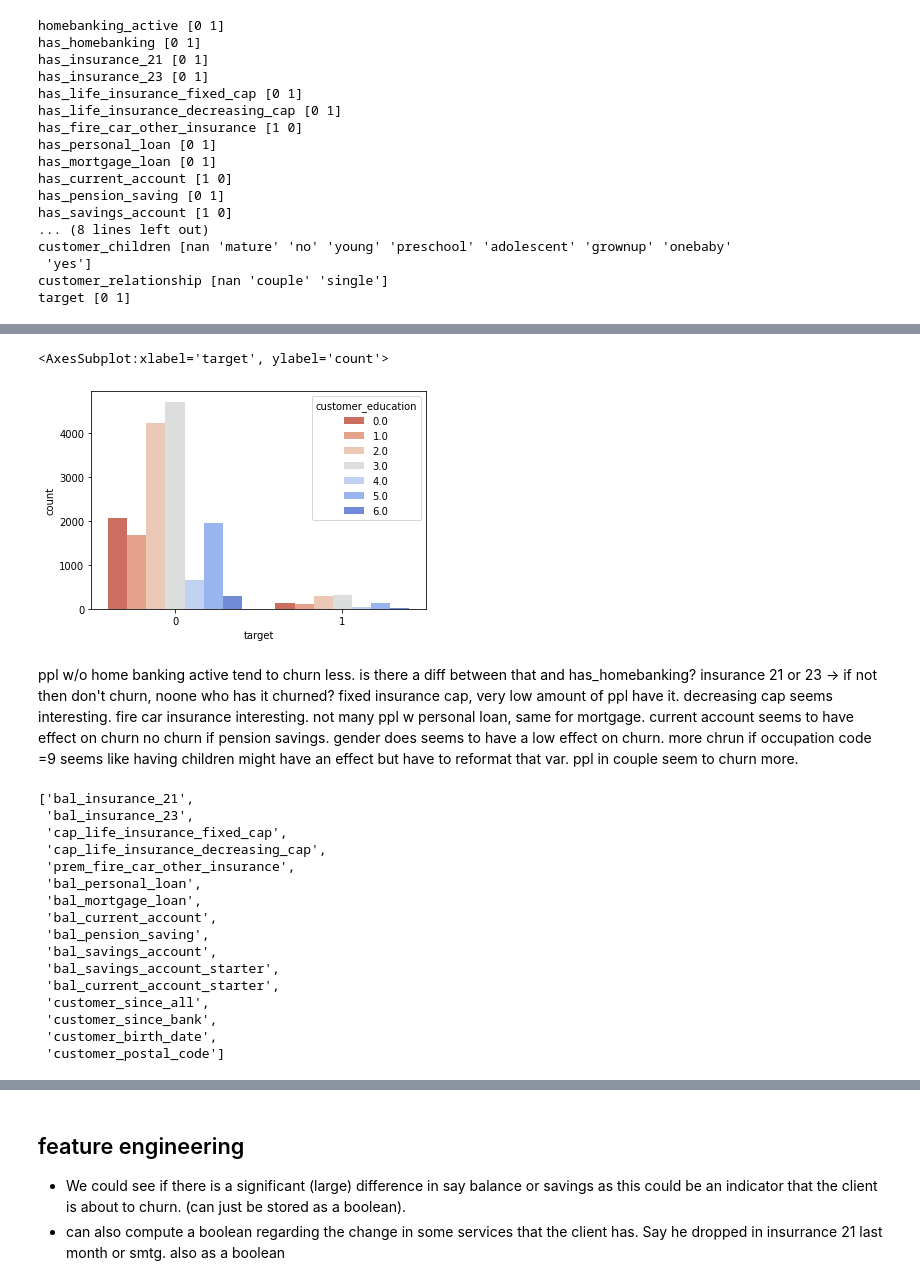
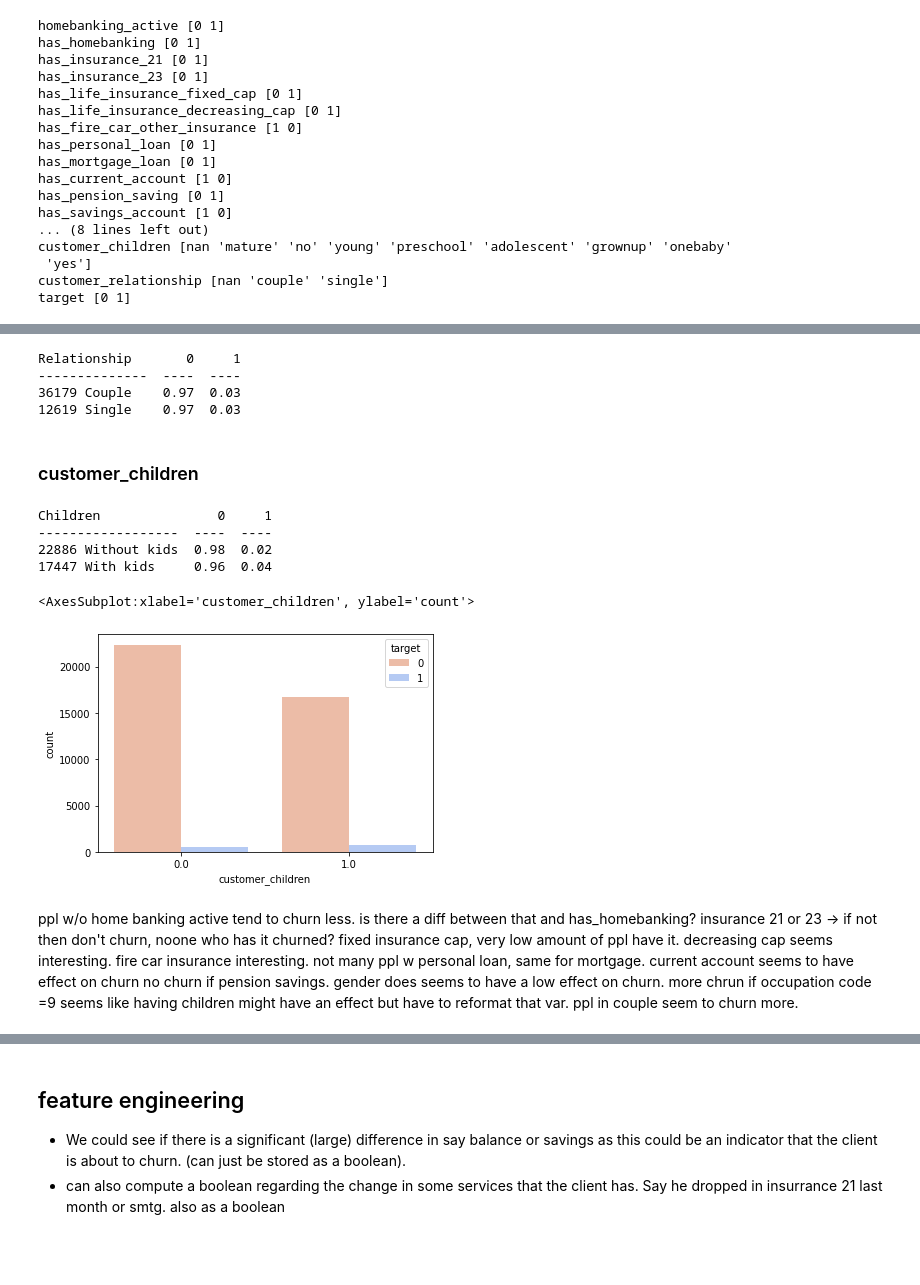
Before and after one commit to AliSafieddine/Churn-Prediction, a Jupyter notebook: Churn-prediction.ipynb, the cells around one changed output, grey strips where cells are left out. Drawn from its saved outputs; the diff is of its cells as text; code cells hidden in the pictures; blank space fills up the shorter version.

```diff
--- a/Churn-prediction.ipynb
+++ b/Churn-prediction.ipynb
@@ -95,24 +153,40 @@ dtype: float64
+# %%
+a = len(train1.loc[(train1['customer_relationship']=='couple') & (train1['target']== 0)])+len(train1.loc[(train1['customer_relationship']=='couple') & (train1['target']== 1)])
+
+b = len(train1.loc[(train1['customer_relationship']=='single') & (train1['target']== 0)])+ len(train1.loc[(train1['customer_relationship']=='single') & (train1['target']== 1)])
+table=[['Relationship','0','1'],
+        [str(len(train1.loc[(train1['customer_relationship']=='couple')])) + ' Couple',round(len(train1.loc[(train1['customer_relationship']=='couple') & (train1['target']== 0)])/a,2 ),round(len(train1.loc[(train1['customer_relationship']=='couple') & (train1['target']== 1)])/a,2) ],
+        [str(len(train1.loc[(train1['customer_relationship']=='single')])) + ' Single',round(len(train1.loc[(train1['customer_relationship']=='single') & (train1['target']== 0)])/b,2) ,round(len(train1.loc[(train1['customer_relationship']=='single') & (train1['target']== 1)])/b,2) ]]
+print(tabulate(table, headers='firstrow'))
+# %% [output]
+Relationship       0     1
+--------------  ----  ----
+36179 Couple    0.97  0.03
+12619 Single    0.97  0.03
+# %% [markdown]
+### customer_children
 # %%
 rep = {'mature':1,'no':0, 'young':1,'preschool':1,'adolescent':1,'grownup':1,'onebaby':1
  ,'yes':1}
 train1['customer_children']= train1['customer_children'].replace(rep)
-# %%
-#sns.countplot(x='target',data=train1,hue='homebanking_active',palette="coolwarm_r")
-#sns.countplot(x='target',data=train1,hue='has_homebanking',palette="coolwarm_r")
-#sns.countplot(x='target',data=train1,hue='has_insurance_21',palette="coolwarm_r")
-#sns.countplot(x='target',data=train1,hue='has_insurance_23',palette="coolwarm_r")
-#sns.countplot(x='target',data=train1,hue='has_life_insurance_fixed_cap',palette="coolwarm_r")
-#sns.countplot(x='target',data=train1,hue='has_life_insurance_decreasing_cap',palette="coolwarm_r")
-#sns.countplot(x='target',data=train1,hue='has_fire_car_other_insurance',palette="coolwarm_r")
-#sns.countplot(x='target',data=train1,hue='has_personal_loan',palette="coolwarm_r")
-#sns.countplot(x='target',data=train1,hue='has_mortgage_loan',palette="coolwarm_r")
-#sns.countplot(x='target',data=train1,hue='has_current_account',palette="coolwarm_r")
-#sns.countplot(x='target',data=train1,hue='has_pension_saving',palette="coolwarm_r")
-#sns.countplot(x='target',data=train1,hue='has_savings_account',palette="coolwarm_r")
-sns.countplot(x='target',data=train1,hue='customer_education',palette="coolwarm_r")
-# %% [output]
-<AxesSubplot:xlabel='target', ylabel='count'>
-[figure, removed]
+# %%
+c = len(train1.loc[(train1['customer_children']==0) & (train1['target']== 0)])+len(train1.loc[(train1['customer_children']==0) & (train1['target']== 1)])
+
+d = len(train1.loc[(train1['customer_children']==1) & (train1['target']== 0)])+ len(train1.loc[(train1['customer_children']==1) & (train1['target']== 1)])
+table=[['Children','0','1'],
+        [str(len(train1.loc[(train1['customer_children']==0)])) + ' Without kids',round(len(train1.loc[(train1['customer_children']==0) & (train1['target']== 0)])/c,2 ),round(len(train1.loc[(train1['customer_children']==0) & (train1['target']== 1)])/c,2) ],
+        [str(len(train1.loc[(train1['customer_children']==1)])) + ' With kids',round(len(train1.loc[(train1['customer_children']==1) & (train1['target']== 0)])/d,2) ,round(len(train1.loc[(train1['customer_children']==1) & (train1['target']== 1)])/d,2) ]]
+print(tabulate(table, headers='firstrow'))
+# %% [output]
+Children               0     1
+------------------  ----  ----
+22886 Without kids  0.98  0.02
+17447 With kids     0.96  0.04
+# %%
+sns.countplot(x='customer_children',data=train1,hue='target',palette="coolwarm_r")
+# %% [output]
+<AxesSubplot:xlabel='customer_children', ylabel='count'>
+[figure, added]
 # %% [markdown]
 ppl w/o home banking active tend to churn less. is there a diff between that and has_homebanking?
 insurance 21 or 23 -> if not then don't churn, noone who has it churned?
@@ -126,22 +200,3 @@ gender does seems to have a low effect on churn.
 more chrun if occupation code =9
 seems like having children might have an effect but have to reformat that var.
 ppl in couple seem to churn more.
-# %%
-cont_vars
-# %% [output]
-['bal_insurance_21',
- 'bal_insurance_23',
- 'cap_life_insurance_fixed_cap',
- 'cap_life_insurance_decreasing_cap',
- 'prem_fire_car_other_insurance',
- 'bal_personal_loan',
- 'bal_mortgage_loan',
- 'bal_current_account',
- 'bal_pension_saving',
- 'bal_savings_account',
- 'bal_savings_account_starter',
- 'bal_current_account_starter',
- 'customer_since_all',
- 'customer_since_bank',
- 'customer_birth_date',
- 'customer_postal_code']
```
Also changed, not shown: parts of 42 cells of this notebook.
